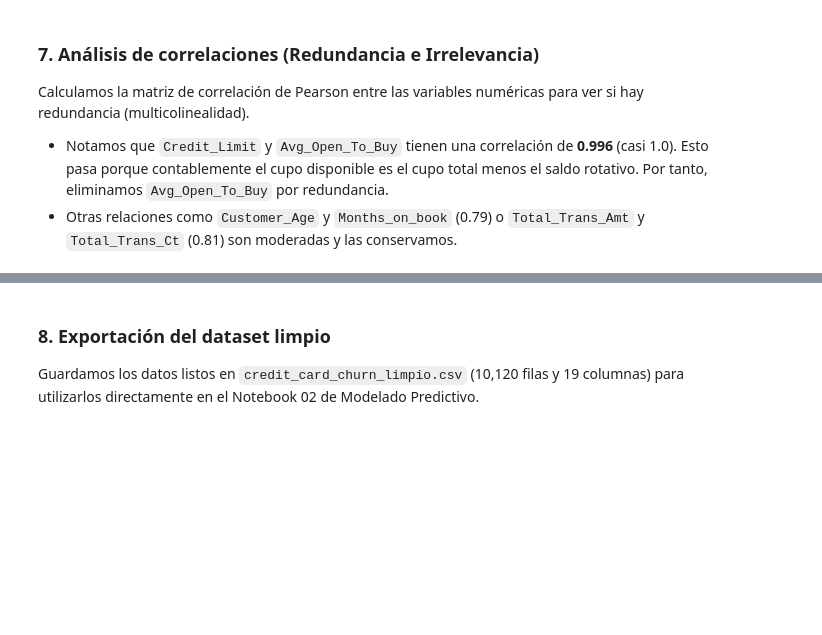
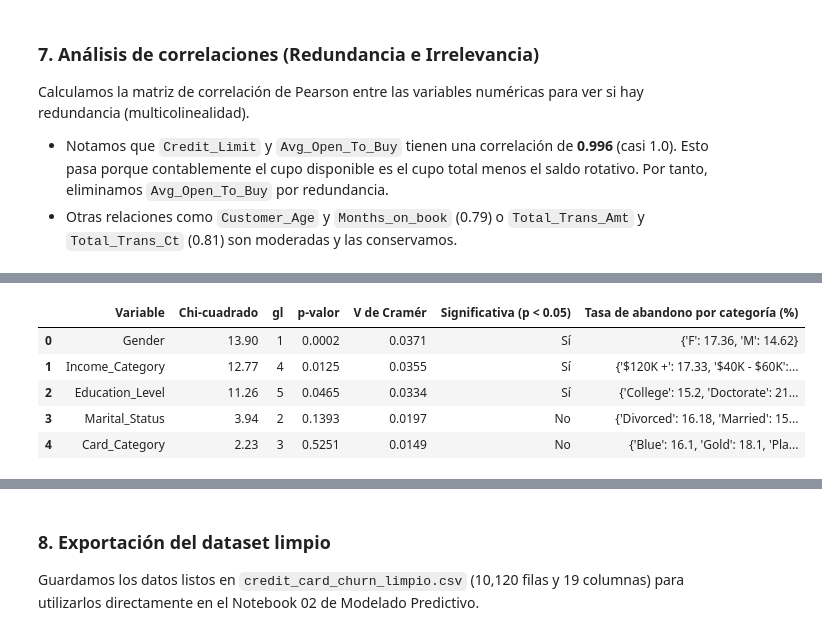
Before and after one commit to dani1309/Clasificacion-de-dataos, a Jupyter notebook: Credit card Chum/01_Preparacion_de_Datos.ipynb, the cells around one changed output, grey strips where cells are left out. Cells and saved outputs as stored; diff of their text form; code cells hidden in the pictures; blank space fills up the shorter version.

```diff
--- a/Credit card Chum/01_Preparacion_de_Datos.ipynb
+++ b/Credit card Chum/01_Preparacion_de_Datos.ipynb
@@ -160,3 +280,9 @@ Filas eliminadas con > 15% de nulos: 7
 
 Total de nulos restantes en el dataset: 0
 Dimensiones actuales: 10120 filas y 20 columnas
+# %%
+# Cálculo exacto del porcentaje de nulos por columna (sin redondear) frente al umbral del 15%
+for col in ['Education_Level', 'Income_Category', 'Marital_Status']:
+    n_nulos = df_nulos[col].isnull().sum()
+    pct_exacto = n_nulos / len(df_nulos) * 100
+    print(f"{col}: {n_nulos} / {len(df_nulos)} = {pct_exacto:.4f}% -> supera el 15%: {pct_exacto > 15}")
@@ -204,0 +335,23 @@ plt.show()
+# %%
+# Relevancia de las variables categóricas frente a Attrition_Flag con chi-cuadrado y V de Cramér
+cat_cols = ['Gender', 'Education_Level', 'Marital_Status', 'Income_Category', 'Card_Category']
+filas_chi2 = []
+for col in cat_cols:
+    tabla = pd.crosstab(df_final[col], df_final['Attrition_Flag'])
+    chi2, p_valor, gl, _ = stats.chi2_contingency(tabla)
+    v_cramer = np.sqrt(chi2 / (tabla.values.sum() * (min(tabla.shape) - 1)))
+    tasa = pd.crosstab(df_final[col], df_final['Attrition_Flag'], normalize='index')['Attrited Customer'] * 100
+    filas_chi2.append({'Variable': col, 'Chi-cuadrado': round(chi2, 2), 'gl': gl,
+                       'p-valor': round(p_valor, 4), 'V de Cramér': round(v_cramer, 4),
+                       'Significativa (p < 0.05)': 'Sí' if p_valor < 0.05 else 'No',
+                       'Tasa de abandono por categoría (%)': tasa.round(2).to_dict()})
+
+tabla_chi2 = pd.DataFrame(filas_chi2).sort_values('V de Cramér', ascending=False).reset_index(drop=True)
+tabla_chi2
+# %% [output]
+|  | Variable | Chi-cuadrado | gl | p-valor | V de Cramér | Significativa (p < 0.05) | Tasa de abandono por categoría (%) |
+| 0 | Gender | 13.90 | 1 | 0.0002 | 0.0371 | Sí | {'F': 17.36, 'M': 14.62} |
+| 1 | Income_Category | 12.77 | 4 | 0.0125 | 0.0355 | Sí | {'$120K +': 17.33, '$40K - $60K':... |
+| 2 | Education_Level | 11.26 | 5 | 0.0465 | 0.0334 | Sí | {'College': 15.2, 'Doctorate': 21... |
+| 3 | Marital_Status | 3.94 | 2 | 0.1393 | 0.0197 | No | {'Divorced': 16.18, 'Married': 15... |
+| 4 | Card_Category | 2.23 | 3 | 0.5251 | 0.0149 | No | {'Blue': 16.1, 'Gold': 18.1, 'Pla... |
```
Also changed, not shown: parts of 10 cells of this notebook, 2 other files.
